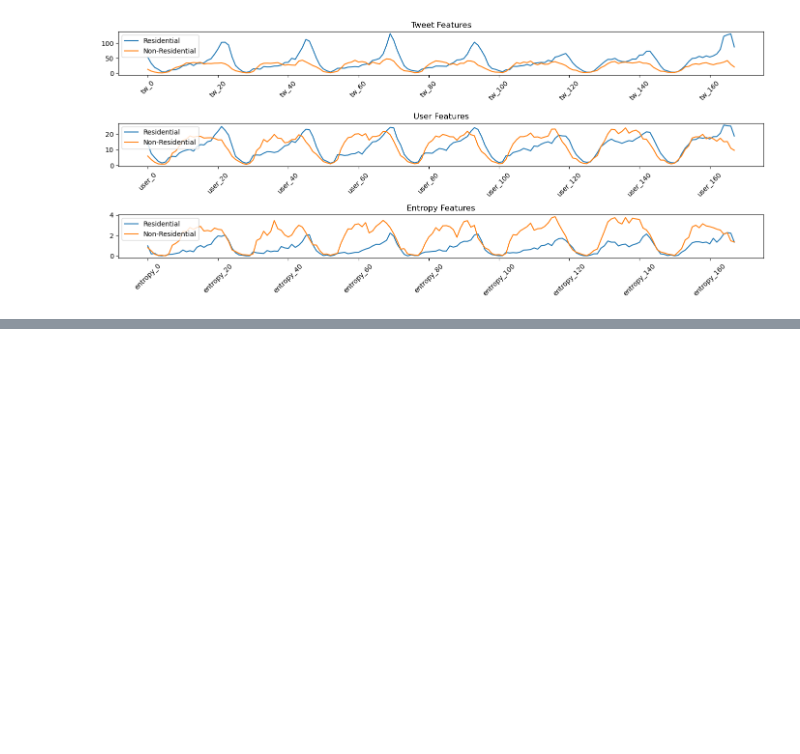
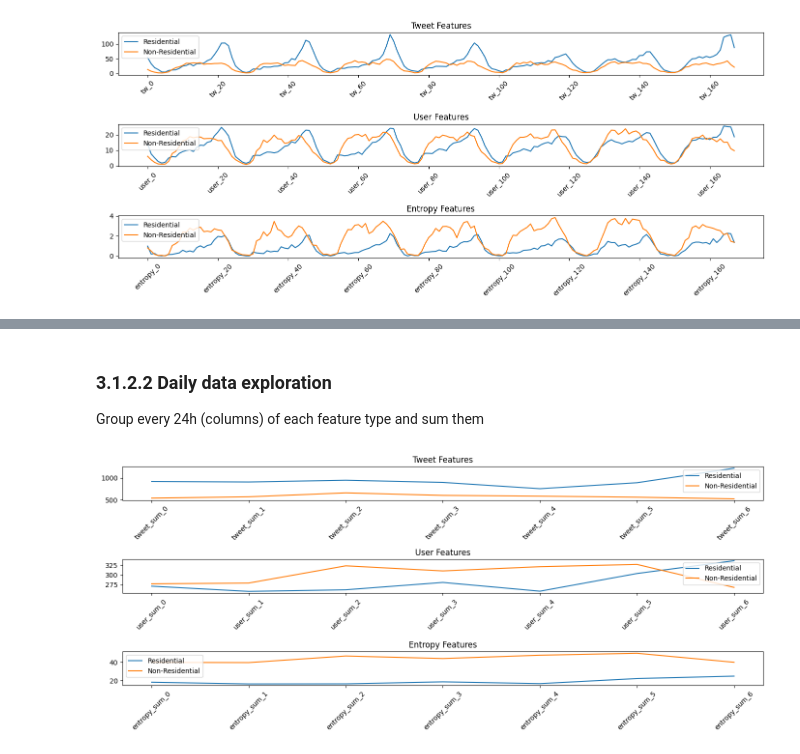
Before and after one commit to MengqiLI0907/Advanced-Spatial-Analysis, a Jupyter notebook: Assignment1.ipynb, the cells around one changed output, grey strips where cells are left out. Cells and saved outputs as stored; diff of their text form; code cells hidden in the pictures; blank space fills up the shorter version.

```diff
--- a/Assignment1.ipynb
+++ b/Assignment1.ipynb
@@ -166,0 +173,55 @@ These patterns could reflect the nature of activities in these areas—Residenti
+# %% [markdown]
+### 3.1.2.2 Daily data exploration
+Group every 24h (columns) of each feature type and sum them
+# %%
+tweet_sums_daily = tweet_features.groupby(np.arange(len(tweet_features.columns)) // 24, axis=1).sum()
+user_sums_daily = user_features.groupby(np.arange(len(user_features.columns)) // 24, axis=1).sum()
+entropy_sums_daily = entropy_features.groupby(np.arange(len(entropy_features.columns)) // 24, axis=1).sum()
+
+# Rename columns to reflect their new grouped nature
+tweet_sums_daily.columns = [f'tweet_sum_{i}' for i in range(tweet_sums_daily.shape[1])]
+user_sums_daily.columns = [f'user_sum_{i}' for i in range(user_sums_daily.shape[1])]
+entropy_sums_daily.columns = [f'entropy_sum_{i}' for i in range(entropy_sums_daily.shape[1])]
+
+labels = data['label']
+
+# Group by the label to calculate the sum for R and NR areas
+sum_tweets_daily_R = tweet_sums_daily[labels == 'R'].sum()
+sum_tweets_daily_NR = tweet_sums_daily[labels == 'NR'].sum()
+sum_users_daily_R = user_sums_daily[labels == 'R'].sum()
+sum_users_daily_NR = user_sums_daily[labels == 'NR'].sum()
+sum_entropy_daily_R = entropy_sums_daily[labels == 'R'].sum()
+sum_entropy_daily_NR = entropy_sums_daily[labels == 'NR'].sum()
+
+# Now create line plots for each category
+plt.figure(figsize=(14, 6))
+plt.subplot(3, 1, 1)
+plt.plot(sum_tweets_daily_R.index, sum_tweets_daily_R.values, label='Residential')
+plt.plot(sum_tweets_daily_NR.index, sum_tweets_daily_NR.values, label='Non-Residential')
+plt.title('Tweet Features')
+plt.legend()
+plt.xticks(ticks=range(0, len(tweet_sums_daily.columns)),
+           labels=tweet_sums_daily.columns,
+           rotation=45)
+
+plt.subplot(3, 1, 2)
+plt.plot(sum_users_daily_R.index, sum_users_daily_R.values, label='Residential')
+plt.plot(sum_users_daily_NR.index, sum_users_daily_NR.values, label='Non-Residential')
+plt.title('User Features')
+plt.legend()
+plt.xticks(ticks=range(0, len(user_sums_daily.columns)),
+           labels=user_sums_daily.columns,
+           rotation=45)
+
+plt.subplot(3, 1, 3)
+plt.plot(sum_entropy_daily_R.index, sum_entropy_daily_R.values, label='Residential')
+plt.plot(sum_entropy_daily_NR.index, sum_entropy_daily_NR.values, label='Non-Residential')
+plt.title('Entropy Features')
+plt.legend()
+plt.xticks(ticks=range(0, len(entropy_sums_daily.columns)),
+           labels=entropy_sums_daily.columns,
+           rotation=45)
+plt.tight_layout()
+plt.show()
+# %% [output]
+[figure, added]
```
Also changed, not shown: parts of 65 cells of this notebook, 1 other file.
